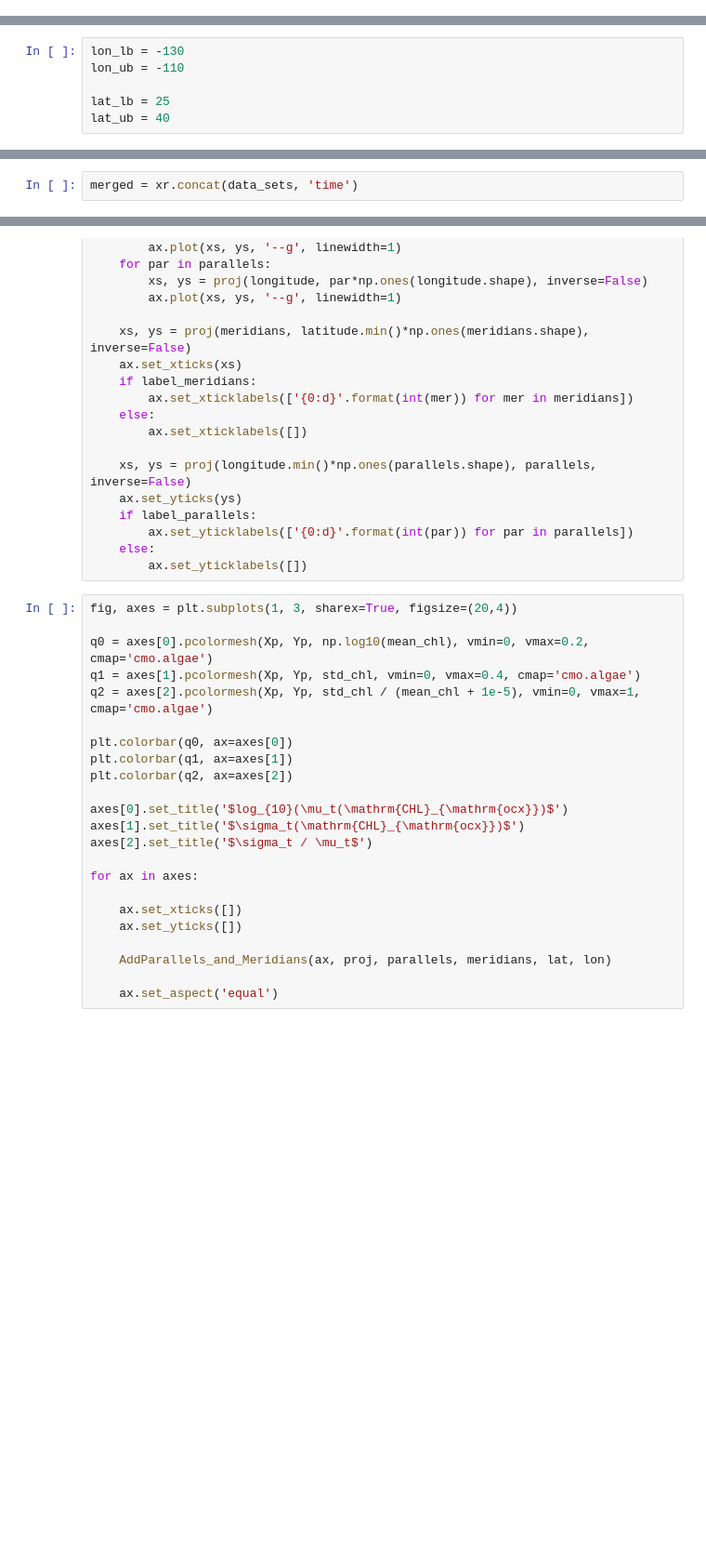
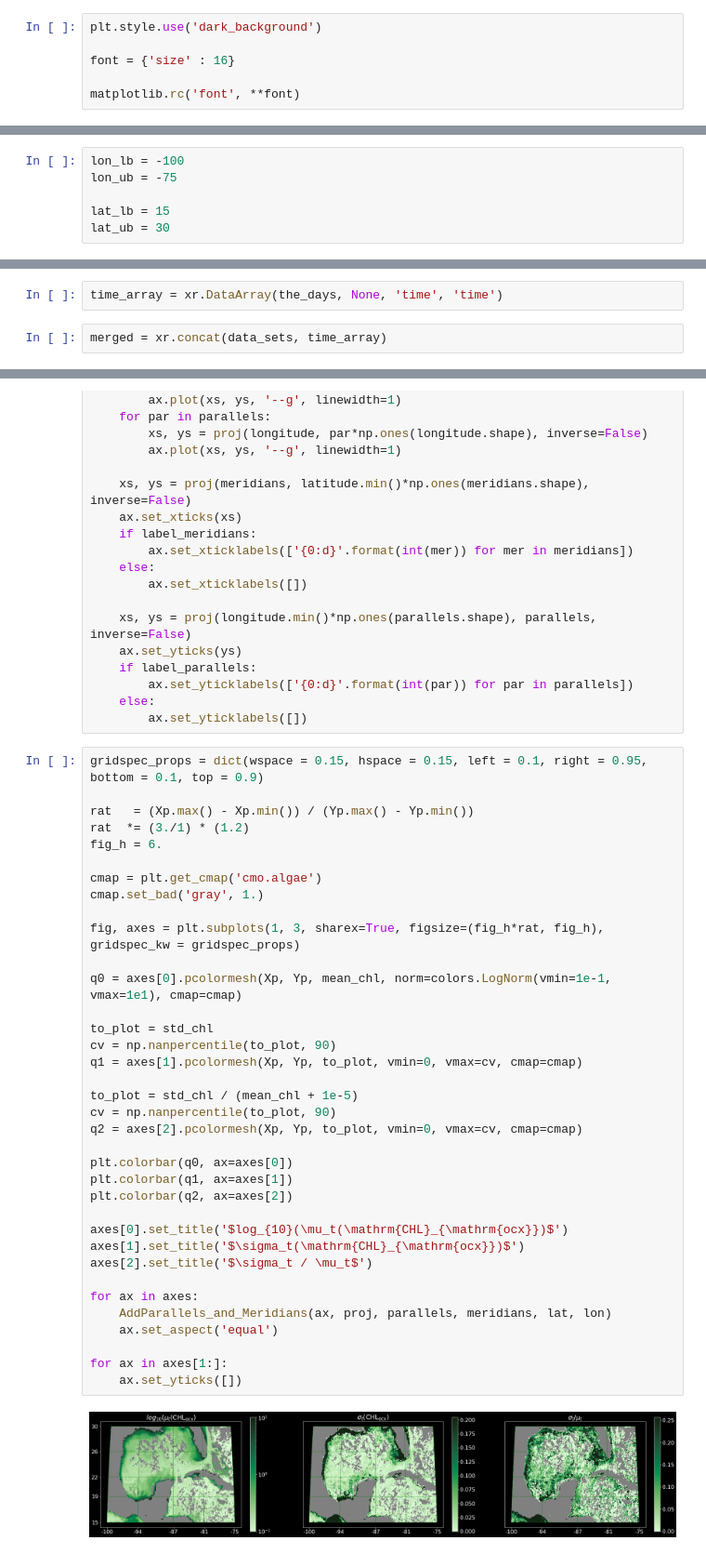
Before and after one commit to oceanhackweek/DataAccess, a Jupyter notebook: Chlorophyll/CHL_dap_trim_read.ipynb, the cells around one changed output, grey strips where cells are left out. Shown: that part at 93% size. Cells and saved outputs as stored; diff of their text form; blank space fills up the shorter version.

```diff
--- a/Chlorophyll/CHL_dap_trim_read.ipynb
+++ b/Chlorophyll/CHL_dap_trim_read.ipynb
@@ -6,2 +9,8 @@ import cartopy.crs as ccrs
 import cmocean
 from pyproj import Proj
+# %%
+plt.style.use('dark_background')
+
+font = {'size' : 16}
+
+matplotlib.rc('font', **font)
@@ -48,9 +77,9 @@ single_set = xr.open_dataset(dap_urls[0])
 # %%
-lon_lb = -130
-lon_ub = -110
+lon_lb = -100
+lon_ub = -75
 
-lat_lb = 25
-lat_ub = 40
+lat_lb = 15
+lat_ub = 30
 # %%
 def preprocess_set(dset, time):
     return dset.sel(lon=slice(lon_lb,lon_ub),lat=slice(lat_ub,lat_lb))
@@ -58,8 +87,10 @@ def preprocess_set(dset, time):
 data_sets = [preprocess_set(xr.open_dataset(url), ind) \
              for (url,ind) \
              in zip(dap_urls, np.arange(num_days))]
+# %%
+time_array = xr.DataArray(the_days, None, 'time', 'time')
 # %%
-merged = xr.concat(data_sets, 'time')
+merged = xr.concat(data_sets, time_array)
 # %%
 merged.chl_ocx.mean(dim=['lat', 'lon']).plot()
 plt.gca().set_yscale('log')
@@ -107,25 +144,40 @@ def AddParallels_and_Meridians(
     else:
         ax.set_yticklabels([])
 # %%
-fig, axes = plt.subplots(1, 3, sharex=True, figsize=(20,4))
+gridspec_props = dict(wspace = 0.15, hspace = 0.15, left = 0.1, right = 0.95, bottom = 0.1, top = 0.9)
 
-q0 = axes[0].pcolormesh(Xp, Yp, np.log10(mean_chl), vmin=0, vmax=0.2, cmap='cmo.algae')
-q1 = axes[1].pcolormesh(Xp, Yp, std_chl, vmin=0, vmax=0.4, cmap='cmo.algae')
-q2 = axes[2].pcolormesh(Xp, Yp, std_chl / (mean_chl + 1e-5), vmin=0, vmax=1, cmap='cmo.algae')
+rat   = (Xp.max() - Xp.min()) / (Yp.max() - Yp.min())
+rat  *= (3./1) * (1.2)
+fig_h = 6.
+
+cmap = plt.get_cmap('cmo.algae')
+cmap.set_bad('gray', 1.)
+
+fig, axes = plt.subplots(1, 3, sharex=True, figsize=(fig_h*rat, fig_h), gridspec_kw = gridspec_props)
+
+q0 = axes[0].pcolormesh(Xp, Yp, mean_chl, norm=colors.LogNorm(vmin=1e-1, vmax=1e1), cmap=cmap)
+
+to_plot = std_chl
+cv = np.nanpercentile(to_plot, 90)
+q1 = axes[1].pcolormesh(Xp, Yp, to_plot, vmin=0, vmax=cv, cmap=cmap)
+
+to_plot = std_chl / (mean_chl + 1e-5)
+cv = np.nanpercentile(to_plot, 90)
+q2 = axes[2].pcolormesh(Xp, Yp, to_plot, vmin=0, vmax=cv, cmap=cmap)
 
 plt.colorbar(q0, ax=axes[0])
 plt.colorbar(q1, ax=axes[1])
 plt.colorbar(q2, ax=axes[2])
 
 axes[0].set_title('$log_{10}(\mu_t(\mathrm{CHL}_{\mathrm{ocx}})$')
 axes[1].set_title('$\sigma_t(\mathrm{CHL}_{\mathrm{ocx}})$')
 axes[2].set_title('$\sigma_t / \mu_t$')
 
 for ax in axes:
+    AddParallels_and_Meridians(ax, proj, parallels, meridians, lat, lon)
+    ax.set_aspect('equal')
 
-    ax.set_xticks([])
+for ax in axes[1:]:
     ax.set_yticks([])
-
-    AddParallels_and_Meridians(ax, proj, parallels, meridians, lat, lon)
-
-    ax.set_aspect('equal')
+# %% [output]
+[figure, added]
```
Also changed, not shown: parts of 5 cells of this notebook.
